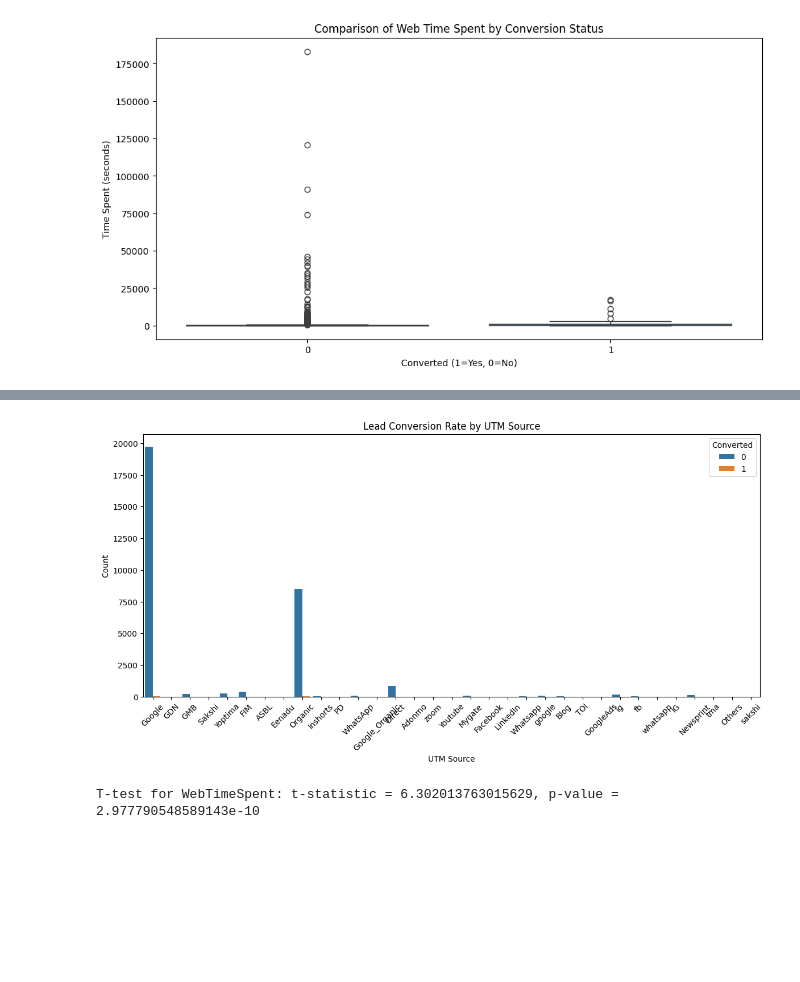
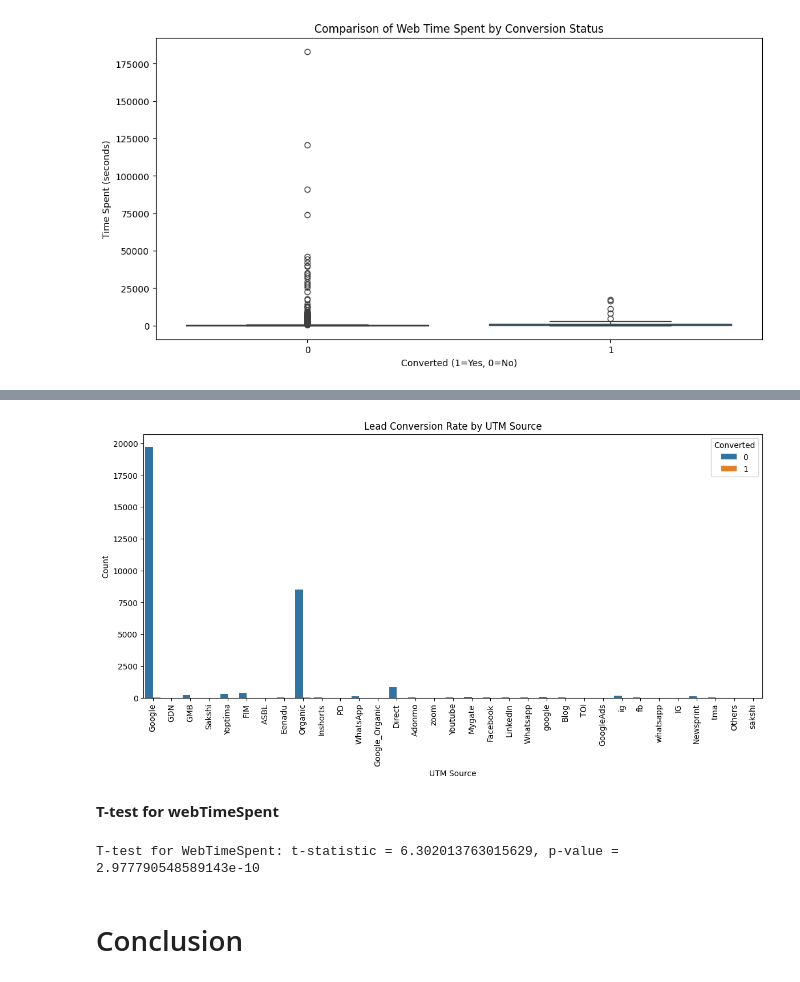
Before and after one commit to Kartik-153/ASBL, a Jupyter notebook: notebook/EDA2.ipynb, the cells around one changed output, grey strips where cells are left out. Saved outputs shown, nothing was run; the diff lists cells and outputs as text; code cells hidden in the pictures; blank space fills up the shorter version.

```diff
--- a/notebook/EDA2.ipynb
+++ b/notebook/EDA2.ipynb
@@ -142,7 +156,7 @@ def calculate_lead_score(row):
 
     # Stage-based scoring
     stage_scores = {'New Lead': 10, 'Lead Initiated': 20, 'Pre Site Visit': 30,
-                    'Post Site Visit': 50, 'Sales Closure': 150, 'Not Interested': -10}
+                    'Post Site Visit': 50, 'Sales Closure': 200, 'Not Interested': -100}
     score += stage_scores.get(row['Stage'], 0)
 
     # Bonus score for frequent visits
@@ -256,13 +297,15 @@ plt.show()
 # %%
 plt.figure(figsize=(14, 6))
 sns.countplot(x='UTM-Source', hue='Converted', data=df)
 plt.title('Lead Conversion Rate by UTM Source')
-plt.xticks(rotation=45)
+plt.xticks(rotation=90)
 plt.xlabel('UTM Source')
 plt.ylabel('Count')
 plt.show()
 # %% [output]
-[figure, old version]
+[figure, new version]
+# %% [markdown]
+**T-test for webTimeSpent**
 # %%
 converted = df[df['Converted'] == 1]['WebTimeSpent (seconds)']
 not_converted = df[df['Converted'] == 0]['WebTimeSpent (seconds)']
@@ -270,3 +313,5 @@ t_stat, p_val = ttest_ind(converted, not_converted)
 print(f'T-test for WebTimeSpent: t-statistic = {t_stat}, p-value = {p_val}')
 # %% [output]
 T-test for WebTimeSpent: t-statistic = 6.302013763015629, p-value = 2.977790548589143e-10
+# %% [markdown]
+# Conclusion
```
Also changed, not shown: parts of 20 cells of this notebook, 1 other file.
